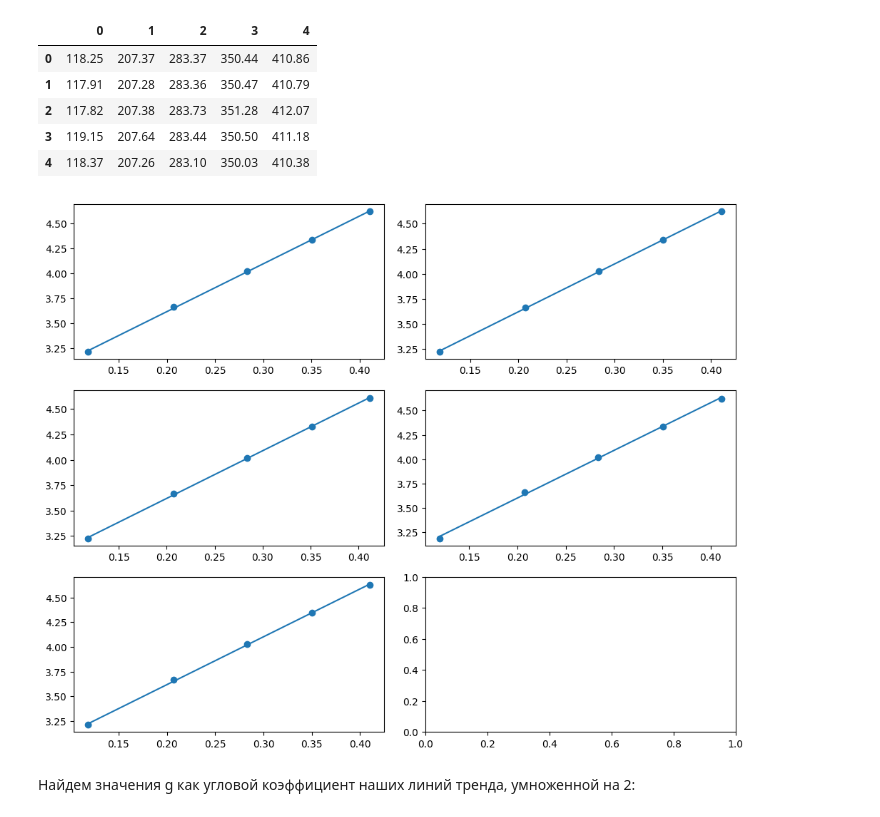
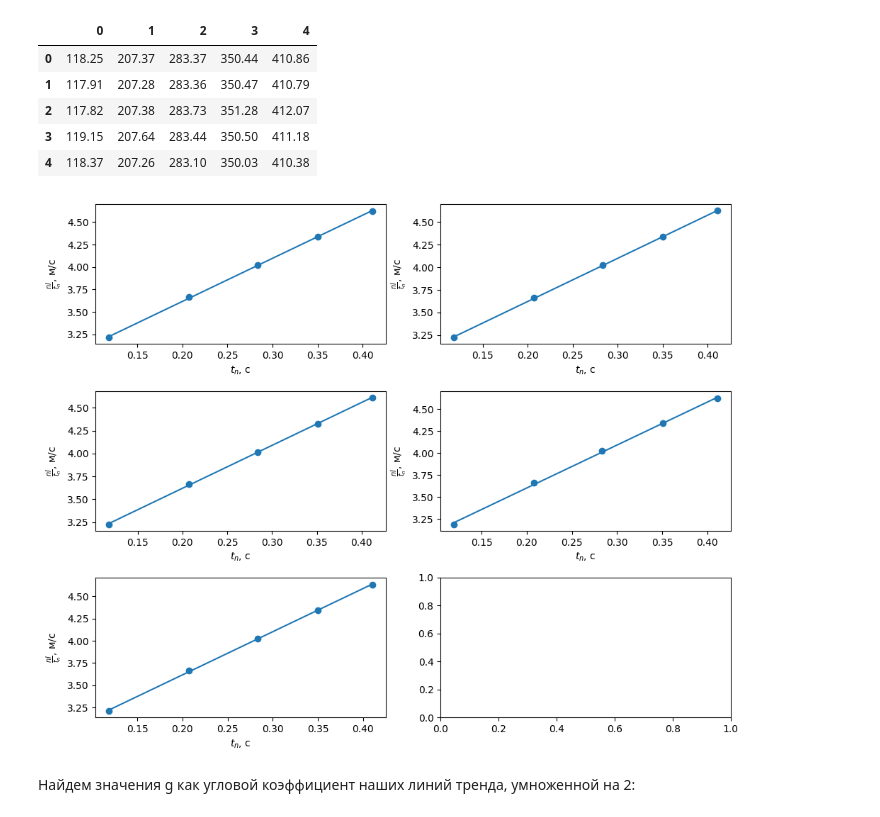
Before and after one commit to SanguiBibe/mipt_labs_1sem, a Jupyter notebook: 1.1.8/main.ipynb, the cells around one changed output. Cells and saved outputs as stored; diff of their text form; code cells hidden in the pictures.

Commit message:
Graphs upgrade

```diff
--- a/1.1.8/main.ipynb
+++ b/1.1.8/main.ipynb
@@ -103,13 +103,14 @@ data1 = data1.to_numpy()
 fig, axs = plt.subplots(3,2)
 fig.set_figheight(8)
 fig.set_figwidth(10)
-fig.tight_layout()
 
 x1 = 0.001 * data1[0]
 y1 = np.array([i*0.38 for i in range(1,6)]) / (0.001 * data1[0])
 z1 = np.polyfit(x1, y1, 1)
 p1 = np.poly1d(z1)
 
+axs[(0,0)].set_xlabel('$t_n$, с')
+axs[(0,0)].set_ylabel(r'$\frac{nl}{t_n}$, м/c')
 axs[(0,0)].scatter(x1, y1)
 axs[(0,0)].plot(x1, p1(x1))
 
@@ -118,37 +119,45 @@ y2 = np.array([i*0.38 for i in range(1,6)]) / (0.001 * data1[1])
 z2 = np.polyfit(x2, y2, 1)
 p2 = np.poly1d(z2)
 
+axs[(0,1)].set_xlabel('$t_n$, с')
+axs[(0,1)].set_ylabel(r'$\frac{nl}{t_n}$, м/c')
 axs[(0,1)].scatter(x2, y2)
 axs[(0,1)].plot(x2, p2(x2))
 
 x3 = 0.001 * data1[2]
 y3 = np.array([i*0.38 for i in range(1,6)]) / (0.001 * data1[2])
 z3 = np.polyfit(x3, y3, 1)
 p3 = np.poly1d(z3)
 
+axs[(1,0)].set_xlabel('$t_n$, с')
+axs[(1,0)].set_ylabel(r'$\frac{nl}{t_n}$, м/c')
 axs[(1,0)].scatter(x3, y3)
 axs[(1,0)].plot(x3, p3(x3))
 
 x4 = 0.001 * data1[3]
 y4 = np.array([i*0.38 for i in range(1,6)]) / (0.001 * data1[3])
 z4 = np.polyfit(x4, y4, 1)
 p4 = np.poly1d(z4)
 
+axs[(1,1)].set_xlabel('$t_n$, с')
+axs[(1,1)].set_ylabel(r'$\frac{nl}{t_n}$, м/c')
 axs[(1,1)].scatter(x4, y4)
 axs[(1,1)].plot(x4, p4(x4))
 
 x5 = 0.001 * data1[4]
 y5 = np.array([i*0.38 for i in range(1,6)]) / (0.001 * data1[4])
 z5 = np.polyfit(x5, y5, 1)
 p5 = np.poly1d(z5)
 
+axs[(2,0)].set_xlabel('$t_n$, с')
+axs[(2,0)].set_ylabel(r'$\frac{nl}{t_n}$, м/c')
 axs[(2,0)].scatter(x5, y5)
 axs[(2,0)].plot(x5, p5(x5))
 
-
+fig.tight_layout()
 plt.show()
 # %% [output]
-[figure, old version]
+[figure, new version]
 # %% [markdown]
 Найдем значения g как угловой коэффициент наших линий тренда, умноженной на 2:
 # %%
```
